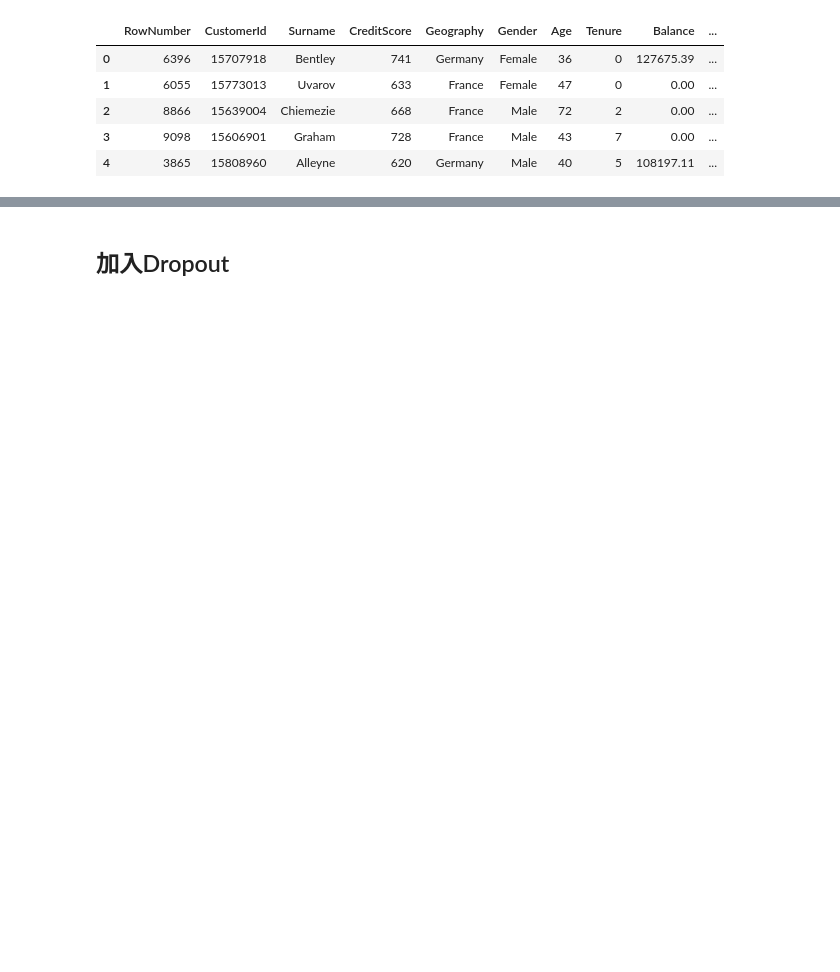
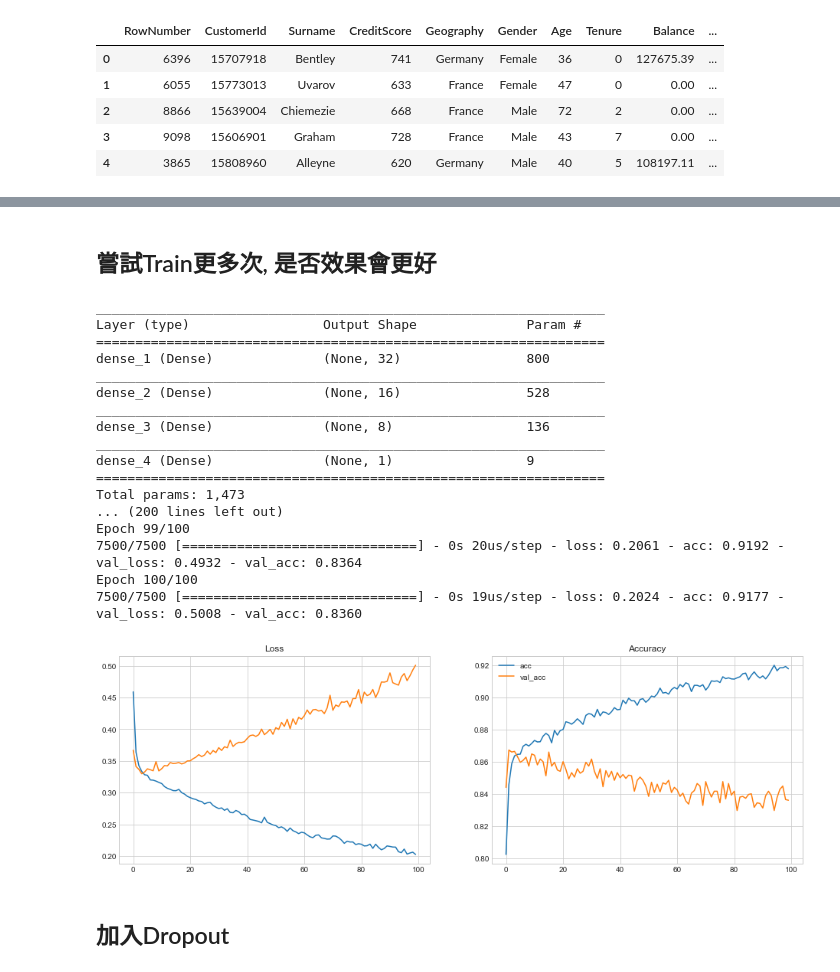
Before and after one commit to CloudMile/allianz_courses, a Jupyter notebook: insurance_use_case/finance_customer_churn.ipynb, the cells around one changed output, grey strips where cells are left out. Drawn from its saved outputs; the diff is of its cells as text; code cells hidden in the pictures; blank space fills up the shorter version.

```diff
--- a/insurance_use_case/finance_customer_churn.ipynb
+++ b/insurance_use_case/finance_customer_churn.ipynb
@@ -243,3 +232,37 @@ Epoch 30/30
+# %% [markdown]
+## 嘗試Train更多次, 是否效果會更好
+# %%
+K.clear_session()
+
+model = Sequential()
+model.add(Dense(units = 32, kernel_initializer='glorot_uniform', activation = 'relu', input_dim = 24))
+model.add(Dense(units = 16, kernel_initializer='glorot_uniform', activation = 'relu'))
+model.add(Dense(units = 8, kernel_initializer='glorot_uniform', activation = 'relu'))
+model.add(Dense(units = 1, kernel_initializer='glorot_uniform', activation = 'sigmoid'))
+model.summary()
+adam = keras.optimizers.Adam(0.005)
+model.compile(optimizer = adam, loss = 'binary_crossentropy', metrics = ['accuracy'])
+hist = model.fit(tr_x, tr_y, validation_data=(vl_x, vl_y), batch_size=200, epochs=100)
+utils.plot_result(hist)
+# %% [output]
+_________________________________________________________________
+Layer (type)                 Output Shape              Param #
+=================================================================
+dense_1 (Dense)              (None, 32)                800
+_________________________________________________________________
+dense_2 (Dense)              (None, 16)                528
+_________________________________________________________________
+dense_3 (Dense)              (None, 8)                 136
+_________________________________________________________________
+dense_4 (Dense)              (None, 1)                 9
+=================================================================
+Total params: 1,473
+... (200 lines left out)
+Epoch 99/100
+7500/7500 [==============================] - 0s 20us/step - loss: 0.2061 - acc: 0.9192 - val_loss: 0.4932 - val_acc: 0.8364
+Epoch 100/100
+7500/7500 [==============================] - 0s 19us/step - loss: 0.2024 - acc: 0.9177 - val_loss: 0.5008 - val_acc: 0.8360
+[figure, added]
 # %% [markdown]
 ## 加入Dropout
 # %%
```
Also changed, not shown: parts of 26 cells of this notebook, 3 other files.
